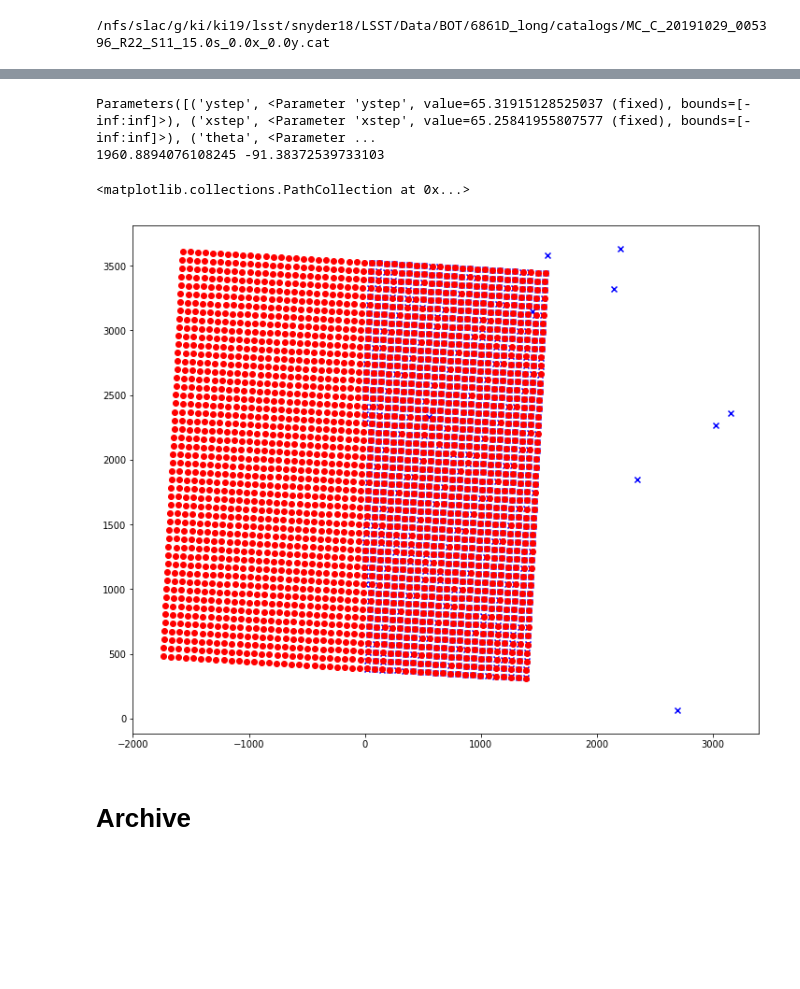
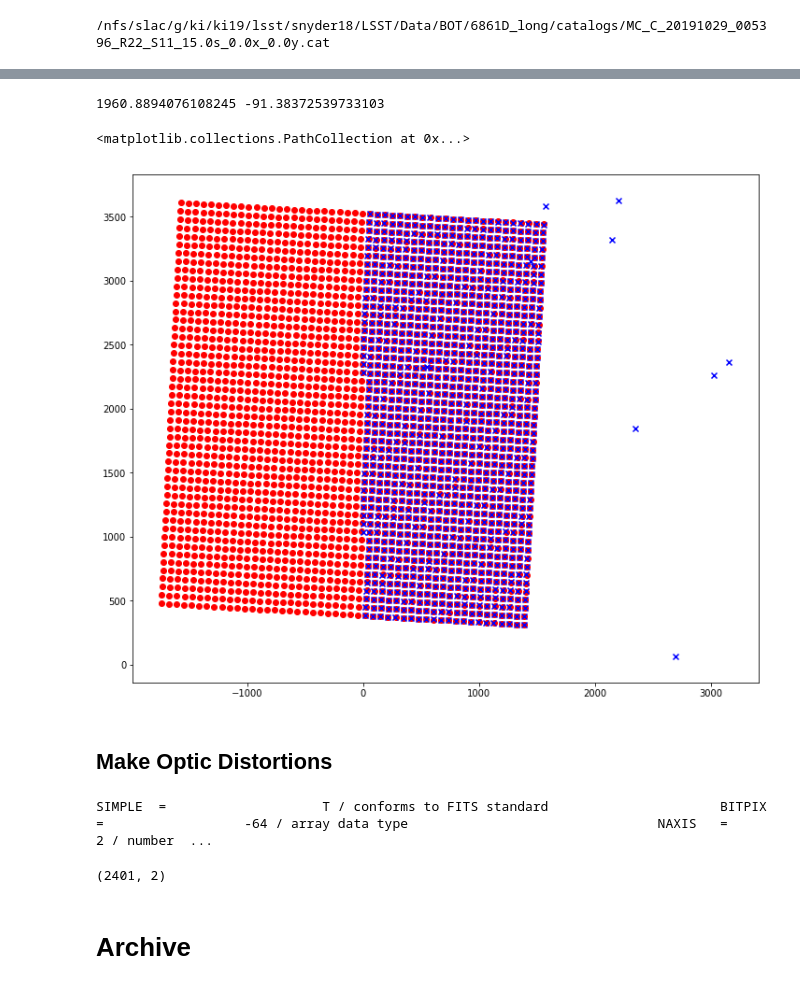
Before and after one commit to Snyder005/mixcoatl, a Jupyter notebook: notebooks/Devel.ipynb, the cells around one changed output, grey strips where cells are left out. Drawn from its saved outputs; the diff is of its cells as text; code cells hidden in the pictures; blank space fills up the shorter version.

```diff
--- a/notebooks/Devel.ipynb
+++ b/notebooks/Devel.ipynb
@@ -69,25 +66,42 @@ print(y0_guess, x0_guess)
 # %%
-grid_task = SourceGridTask()
-grid_task.config.brute_search = True
+gridfit_task = GridFitTask()
+gridfit_task.config.brute_search = True
+gridfit_task.config.outfile = 'test_gridspacing_distorted_grid.fits'
 
-grid = grid_task.run(infile, (1960, -100), ccd_type='ITL')
+grid, result = gridfit_task.run(infile, (1960, -100), ccd_type='ITL')
 print(grid.y0, grid.x0)
-gY = grid['Y']
-gX = grid['X']
+gY, gX = grid.get_source_centroids(distorted=False)
+
 
 src = fits.getdata(infile)
 srcY = src['base_SdssShape_Y']
 srcX = src['base_SdssShape_X']
 
 fig, ax = plt.subplots(1, 1, figsize=(12, 10))
 
+ax.scatter(gX, gY, color='red')
 ax.scatter(srcX, srcY, color='blue', marker='x')
-ax.scatter(gX, gY, color='red')
 # %% [output]
-Parameters([('ystep', <Parameter 'ystep', value=65.31915128525037 (fixed), bounds=[-inf:inf]>), ('xstep', <Parameter 'xstep', value=65.25841955807577 (fixed), bounds=[-inf:inf]>), ('theta', <Parameter ...
 1960.8894076108245 -91.38372539733103
 <matplotlib.collections.PathCollection at 0x...>
-[figure, old version]
+[figure, new version]
+# %% [markdown]
+## Make Optic Distortions
+# %%
+## Get old optic distortion file
+hdul = fits.open('corrected_grid_pt_average_displacement.fits')
+print(hdul[0].header)
+# %% [output]
+SIMPLE  =                    T / conforms to FITS standard                      BITPIX  =                  -64 / array data type                                NAXIS   =                    2 / number  ...
+# %%
+dy = hdul[0].data[:, 0]
+dx = hdul[0].data[:, 1]
+
+centroid_shifts = (dy, dx)
+
+optics_grid = DistortedGrid()
+# %% [output]
+(2401, 2)
 # %% [markdown]
 # Archive
 # %%
```
Also changed, not shown: parts of 5 cells of this notebook, 3 other files.
